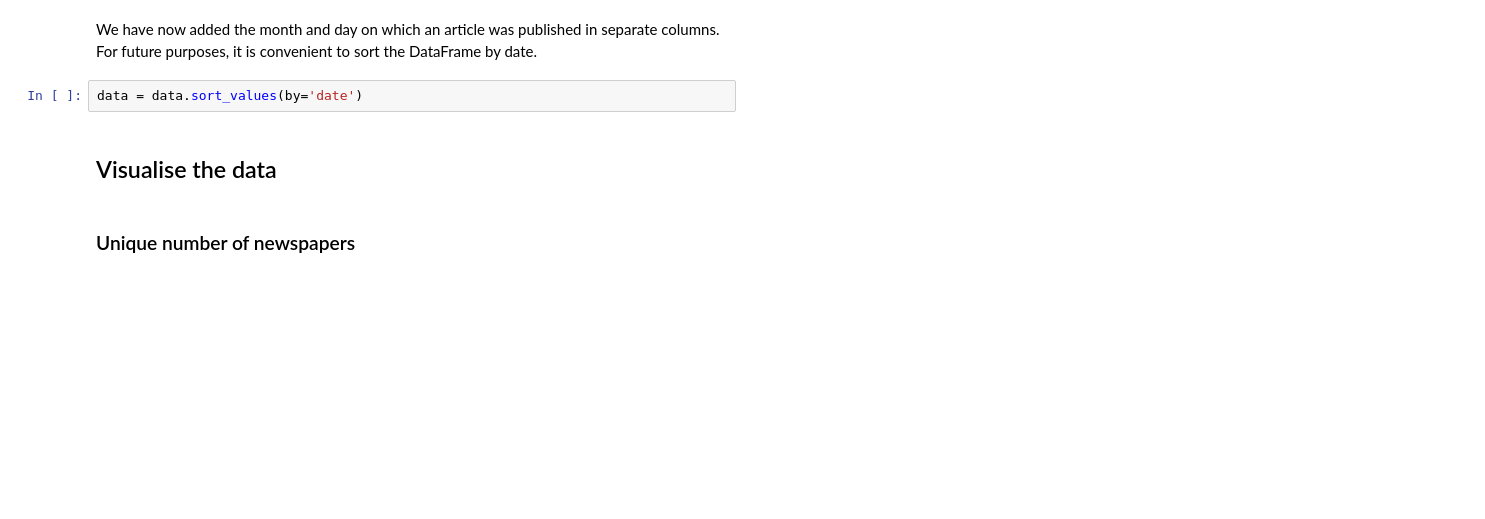
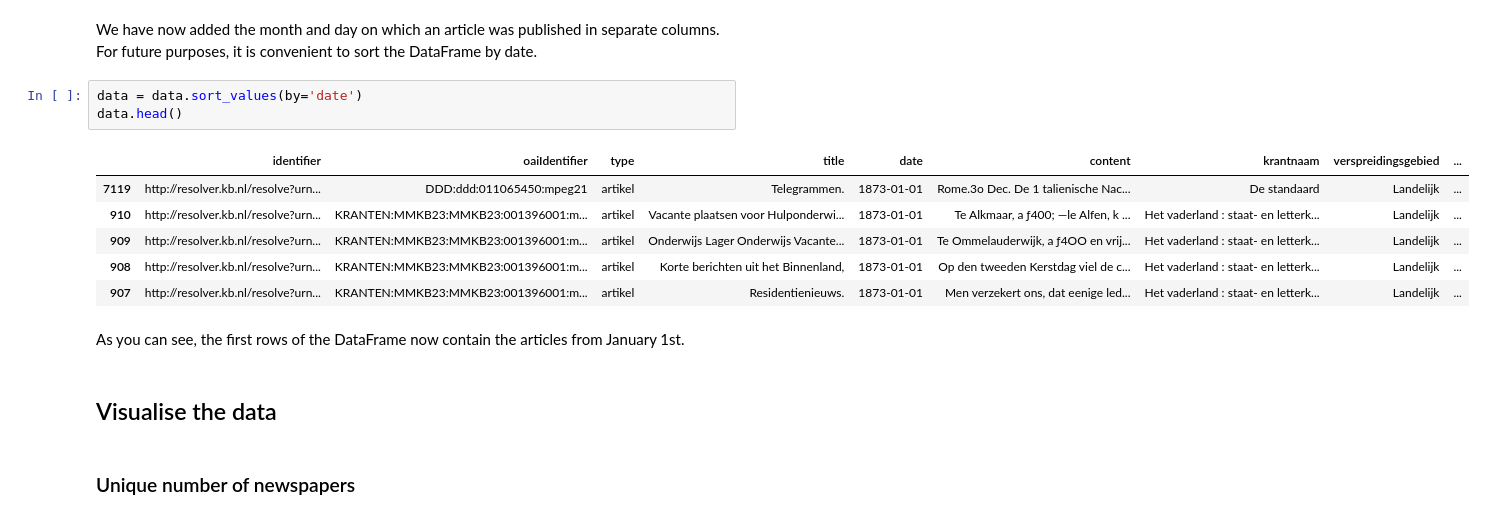
Before and after one commit to KBNLresearch/TutorialSummerschool, a Jupyter notebook: 02_Loading_data_and_visualizing_corpus.ipynb, the cells around one changed output. Saved outputs shown, nothing was run; the diff lists cells and outputs as text; blank space fills up the shorter version.

```diff
--- a/02_Loading_data_and_visualizing_corpus.ipynb
+++ b/02_Loading_data_and_visualizing_corpus.ipynb
@@ -50,6 +58,16 @@ data.head()
 We have now added the month and day on which an article was published in separate columns. For future purposes, it is convenient to sort the DataFrame by date.
 # %%
 data = data.sort_values(by='date')
+data.head()
+# %% [output]
+|  | identifier | oaiIdentifier | type | title | date | content | krantnaam | verspreidingsgebied | ... |
+| 7119 | http://resolver.kb.nl/resolve?urn... | DDD:ddd:011065450:mpeg21 | artikel | Telegrammen. | 1873-01-01 | Rome.3o Dec. De 1 talienische Nac... | De standaard | Landelijk | ... |
+| 910 | http://resolver.kb.nl/resolve?urn... | KRANTEN:MMKB23:MMKB23:001396001:m... | artikel | Vacante plaatsen voor Hulponderwi... | 1873-01-01 | Te Alkmaar, a ƒ400; —le Alfen, k ... | Het vaderland : staat- en letterk... | Landelijk | ... |
+| 909 | http://resolver.kb.nl/resolve?urn... | KRANTEN:MMKB23:MMKB23:001396001:m... | artikel | Onderwijs Lager Onderwijs Vacante... | 1873-01-01 | Te Ommelauderwijk, a ƒ4OO en vrij... | Het vaderland : staat- en letterk... | Landelijk | ... |
+| 908 | http://resolver.kb.nl/resolve?urn... | KRANTEN:MMKB23:MMKB23:001396001:m... | artikel | Korte berichten uit het Binnenland, | 1873-01-01 | Op den tweeden Kerstdag viel de c... | Het vaderland : staat- en letterk... | Landelijk | ... |
+| 907 | http://resolver.kb.nl/resolve?urn... | KRANTEN:MMKB23:MMKB23:001396001:m... | artikel | Residentienieuws. | 1873-01-01 | Men verzekert ons, dat eenige led... | Het vaderland : staat- en letterk... | Landelijk | ... |
+# %% [markdown]
+As you can see, the first rows of the DataFrame now contain the articles from January 1st.
 # %% [markdown]
 ## Visualise the data
 # %% [markdown]
```
Also changed, not shown: parts of 4 cells of this notebook.
